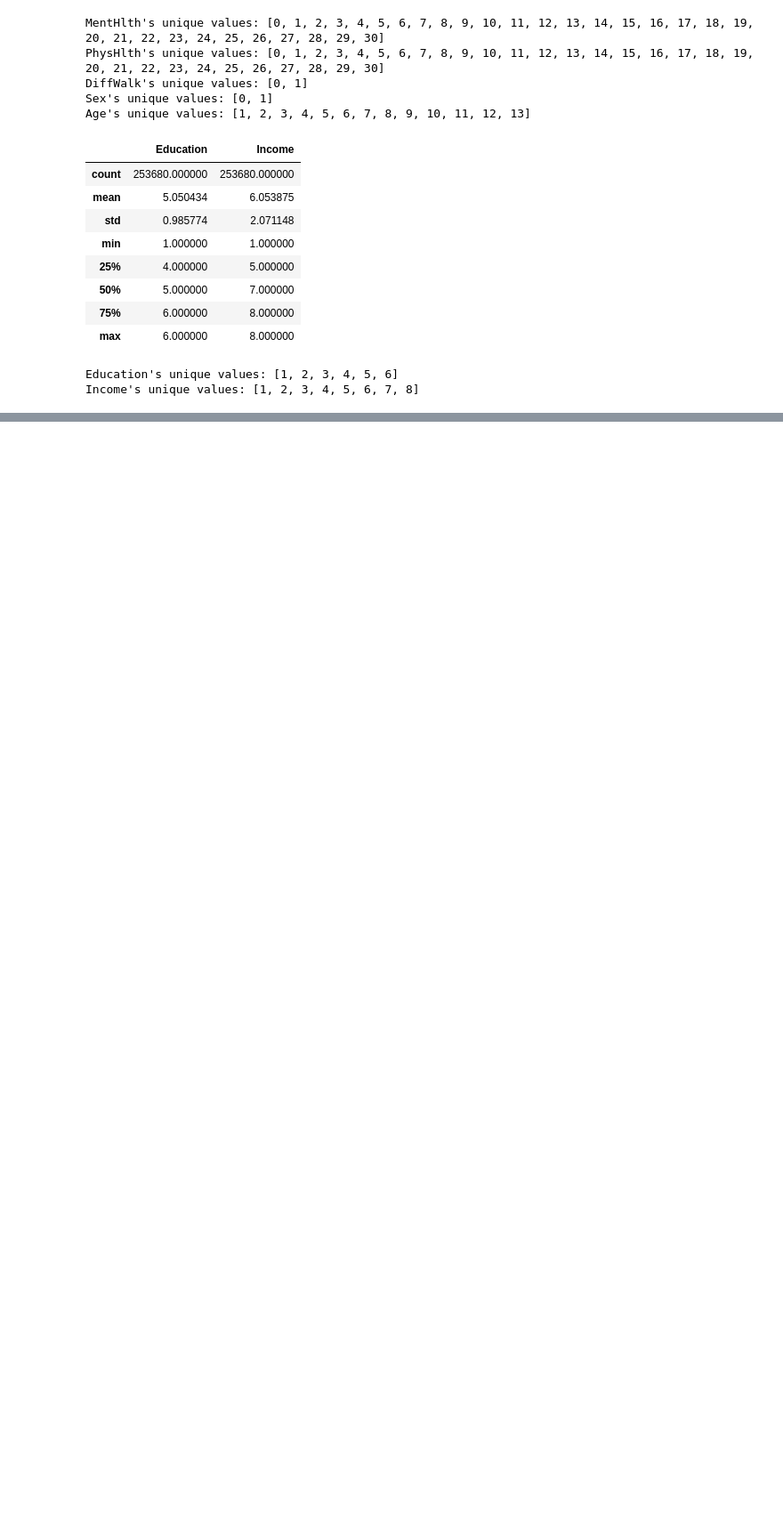
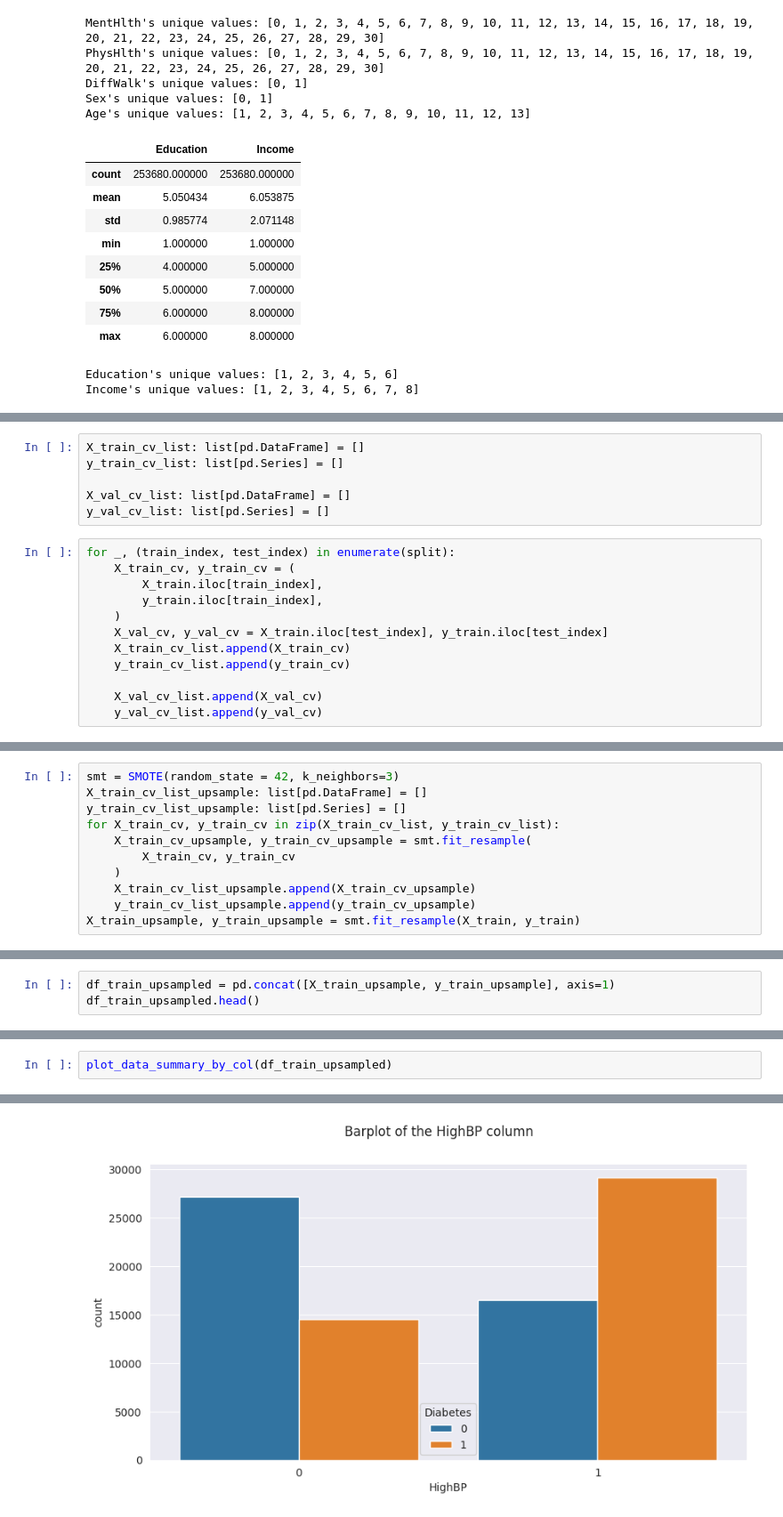
Before and after one commit to jcummingsutk/diabetes-classifier-data, a Jupyter notebook: notebooks/data_explore.ipynb, the cells around one changed output, grey strips where cells are left out. Shown at 89% size. Cells and saved outputs as stored; diff of their text form; blank space fills up the shorter version.

```diff
--- a/notebooks/data_explore.ipynb
+++ b/notebooks/data_explore.ipynb
@@ -142,0 +274,18 @@ def plot_data(df: pd.DataFrame):
+# %%
+X_train_cv_list: list[pd.DataFrame] = []
+y_train_cv_list: list[pd.Series] = []
+
+X_val_cv_list: list[pd.DataFrame] = []
+y_val_cv_list: list[pd.Series] = []
+# %%
+for _, (train_index, test_index) in enumerate(split):
+    X_train_cv, y_train_cv = (
+        X_train.iloc[train_index],
+        y_train.iloc[train_index],
+    )
+    X_val_cv, y_val_cv = X_train.iloc[test_index], y_train.iloc[test_index]
+    X_train_cv_list.append(X_train_cv)
+    y_train_cv_list.append(y_train_cv)
+
+    X_val_cv_list.append(X_val_cv)
+    y_val_cv_list.append(y_val_cv)
@@ -142,0 +294,11 @@ def plot_data(df: pd.DataFrame):
+# %%
+smt = SMOTE(random_state = 42, k_neighbors=3)
+X_train_cv_list_upsample: list[pd.DataFrame] = []
+y_train_cv_list_upsample: list[pd.Series] = []
+for X_train_cv, y_train_cv in zip(X_train_cv_list, y_train_cv_list):
+    X_train_cv_upsample, y_train_cv_upsample = smt.fit_resample(
+        X_train_cv, y_train_cv
+    )
+    X_train_cv_list_upsample.append(X_train_cv_upsample)
+    y_train_cv_list_upsample.append(y_train_cv_upsample)
+X_train_upsample, y_train_upsample = smt.fit_resample(X_train, y_train)
@@ -142,0 +329,3 @@ def plot_data(df: pd.DataFrame):
+# %%
+df_train_upsampled = pd.concat([X_train_upsample, y_train_upsample], axis=1)
+df_train_upsampled.head()
@@ -142,0 +343,3 @@ def plot_data(df: pd.DataFrame):
+# %%
+plot_data_summary_by_col(df_train_upsampled)
+# %% [output]
@@ -142,0 +349 @@ def plot_data(df: pd.DataFrame):
+[figure, added]
```
Also changed, not shown: parts of 32 cells of this notebook, 9 other files.
